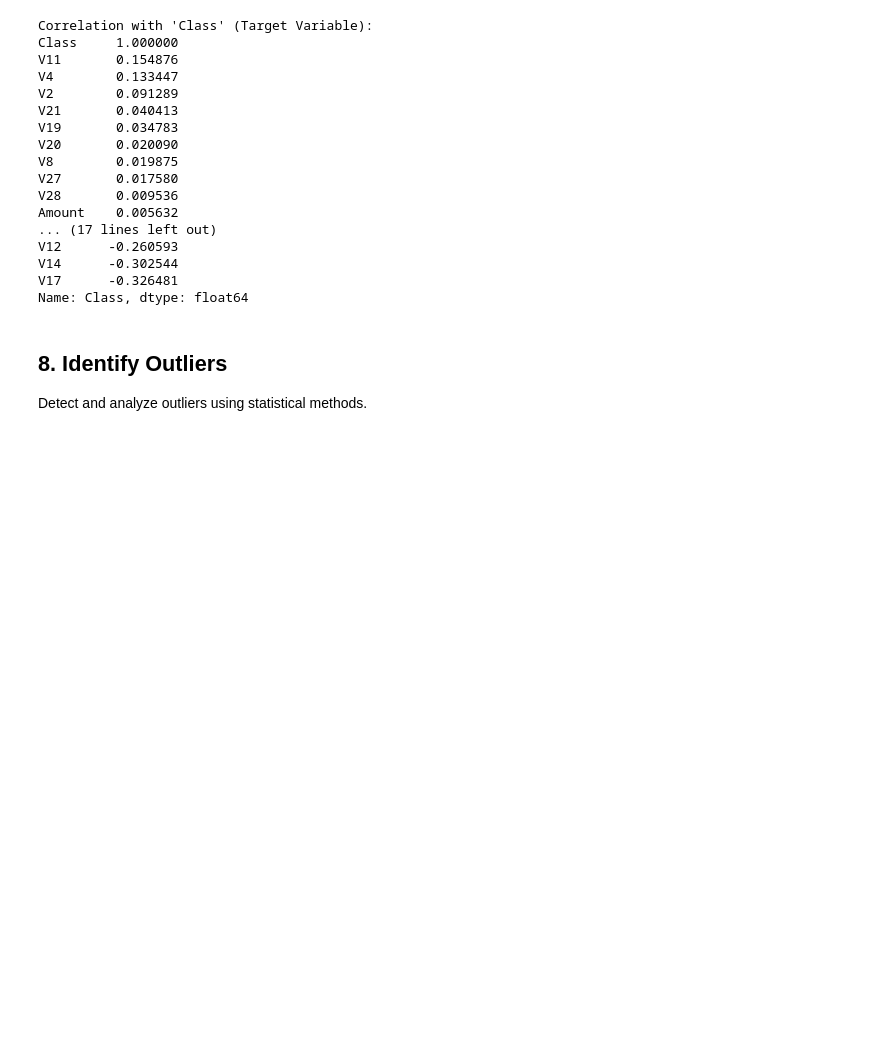
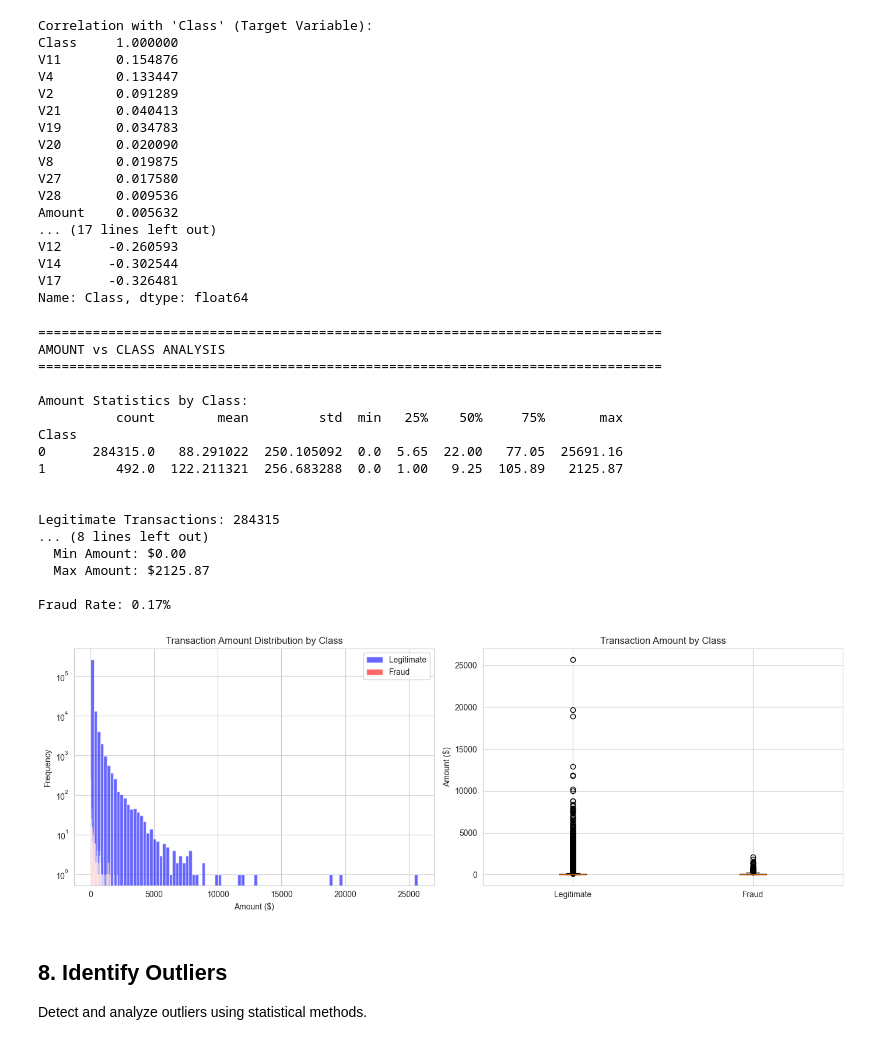
Before and after one commit to mattledevs/credit-card-fraud-detection, a Jupyter notebook: data_exploration.ipynb, the cells around one changed output. Drawn from its saved outputs; the diff is of its cells as text; code cells hidden in the pictures; blank space fills up the shorter version.

```diff
--- a/data_exploration.ipynb
+++ b/data_exploration.ipynb
@@ -209,6 +266,75 @@ V12      -0.260593
 V14      -0.302544
 V17      -0.326481
 Name: Class, dtype: float64
+# %%
+
+# Additional analysis: Amount vs Class relationship
+print("\n" + "="*80)
+print("AMOUNT vs CLASS ANALYSIS")
+print("="*80 + "\n")
+
+# Statistics by class
+print("Amount Statistics by Class:")
+print(df.groupby('Class')['Amount'].describe())
+print("\n")
+
+# Fraud detection rate and average amounts
+legit_transactions = df[df['Class'] == 0]
+fraud_transactions = df[df['Class'] == 1]
+
+print(f"Legitimate Transactions: {len(legit_transactions)}")
+print(f"  Average Amount: ${legit_transactions['Amount'].mean():.2f}")
+print(f"  Median Amount: ${legit_transactions['Amount'].median():.2f}")
+print(f"  Min Amount: ${legit_transactions['Amount'].min():.2f}")
+print(f"  Max Amount: ${legit_transactions['Amount'].max():.2f}")
+
+print(f"\nFraud Transactions: {len(fraud_transactions)}")
+print(f"  Average Amount: ${fraud_transactions['Amount'].mean():.2f}")
+print(f"  Median Amount: ${fraud_transactions['Amount'].median():.2f}")
+print(f"  Min Amount: ${fraud_transactions['Amount'].min():.2f}")
+print(f"  Max Amount: ${fraud_transactions['Amount'].max():.2f}")
+
+print(f"\nFraud Rate: {(len(fraud_transactions) / len(df) * 100):.2f}%")
+
+# Visualize Amount distribution by Class
+fig, axes = plt.subplots(1, 2, figsize=(14, 5))
+
+# KDE plot comparison
+df[df['Class'] == 0]['Amount'].hist(bins=100, alpha=0.6, label='Legitimate', ax=axes[0], color='blue')
+df[df['Class'] == 1]['Amount'].hist(bins=100, alpha=0.6, label='Fraud', ax=axes[0], color='red')
+axes[0].set_title('Transaction Amount Distribution by Class')
+axes[0].set_xlabel('Amount ($)')
+axes[0].set_ylabel('Frequency')
+axes[0].legend()
+axes[0].set_yscale('log')
+
+# Box plot
+axes[1].boxplot([df[df['Class'] == 0]['Amount'], df[df['Class'] == 1]['Amount']],
+                tick_labels=['Legitimate', 'Fraud'])
+axes[1].set_title('Transaction Amount by Class')
+axes[1].set_ylabel('Amount ($)')
+
+plt.tight_layout()
+plt.show()
+# %% [output]
+================================================================================
+AMOUNT vs CLASS ANALYSIS
+================================================================================
+
+Amount Statistics by Class:
+          count        mean         std  min   25%    50%     75%       max
+Class
+0      284315.0   88.291022  250.105092  0.0  5.65  22.00   77.05  25691.16
+1         492.0  122.211321  256.683288  0.0  1.00   9.25  105.89   2125.87
+
+
+Legitimate Transactions: 284315
+... (8 lines left out)
+  Min Amount: $0.00
+  Max Amount: $2125.87
+
+Fraud Rate: 0.17%
+[figure, added]
 # %% [markdown]
 ## 8. Identify Outliers
 
```
Also changed, not shown: parts of 3 cells of this notebook, 2 other files.
